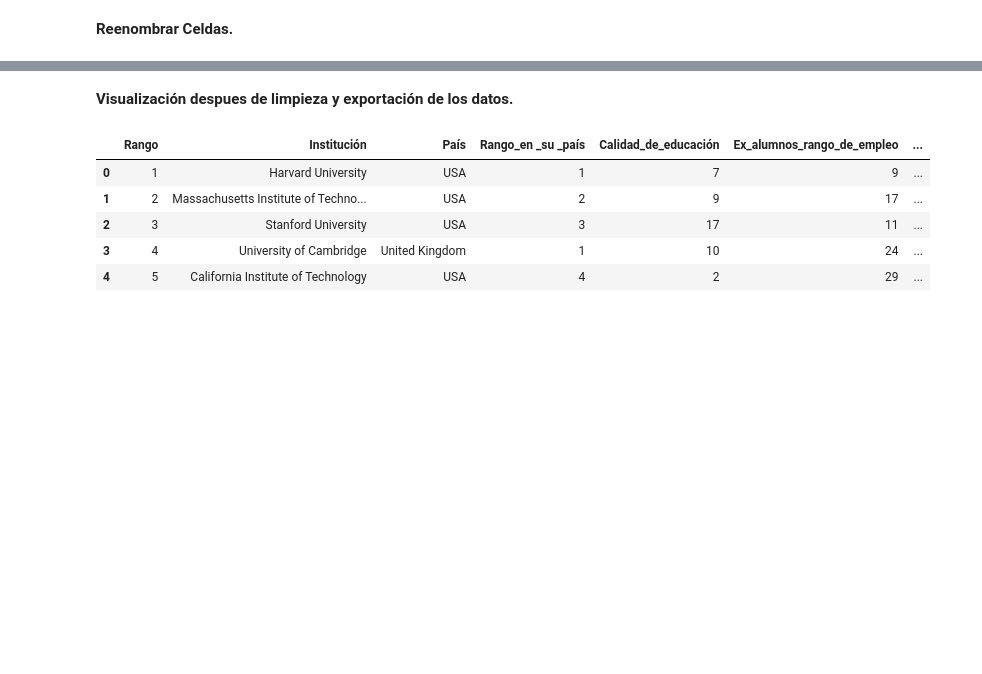
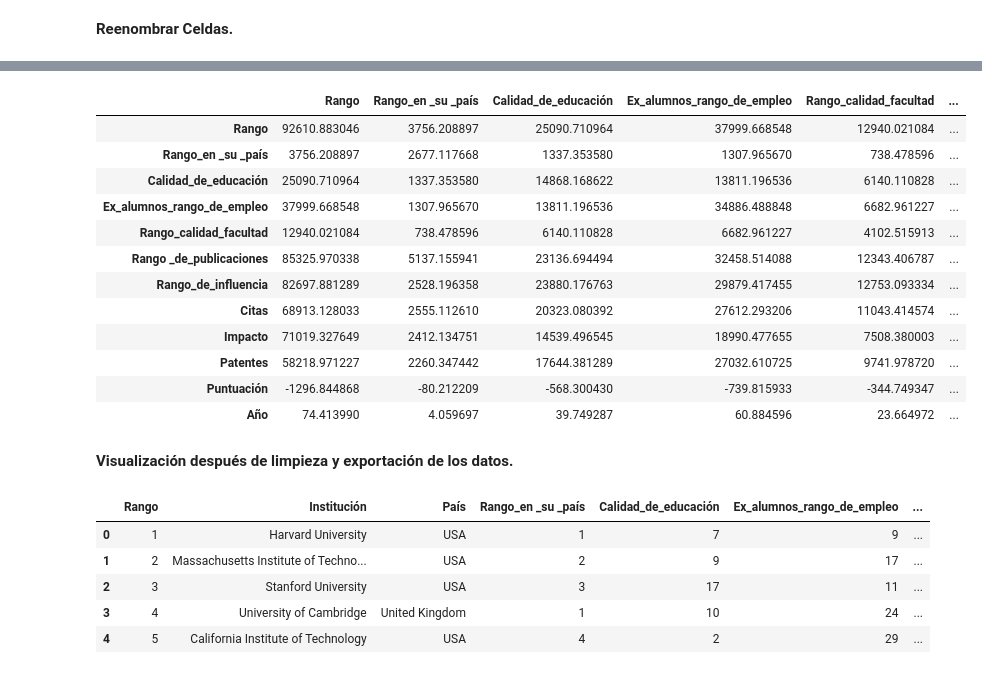
Before and after one commit to EmmanuelGalvan/MineriaDatos, a Jupyter notebook: Archivos/Practica de limpieza/Visualizacion_Equipo9.ipynb, the cells around one changed output, grey strips where cells are left out. Drawn from its saved outputs; the diff is of its cells as text; code cells hidden in the pictures; blank space fills up the shorter version.

```diff
--- a/Archivos/Practica de limpieza/Visualizacion_Equipo9.ipynb
+++ b/Archivos/Practica de limpieza/Visualizacion_Equipo9.ipynb
@@ -562,5 +646,21 @@ df_Uni = df_Uni.rename(columns = {'world_rank':'Rango',
+# %%
+df_Uni.cov()
+# %% [output]
+|  | Rango | Rango_en _su _país | Calidad_de_educación | Ex_alumnos_rango_de_empleo | Rango_calidad_facultad | ... |
+| Rango | 92610.883046 | 3756.208897 | 25090.710964 | 37999.668548 | 12940.021084 | ... |
+| Rango_en _su _país | 3756.208897 | 2677.117668 | 1337.353580 | 1307.965670 | 738.478596 | ... |
+| Calidad_de_educación | 25090.710964 | 1337.353580 | 14868.168622 | 13811.196536 | 6140.110828 | ... |
+| Ex_alumnos_rango_de_empleo | 37999.668548 | 1307.965670 | 13811.196536 | 34886.488848 | 6682.961227 | ... |
+| Rango_calidad_facultad | 12940.021084 | 738.478596 | 6140.110828 | 6682.961227 | 4102.515913 | ... |
+| Rango _de_publicaciones | 85325.970338 | 5137.155941 | 23136.694494 | 32458.514088 | 12343.406787 | ... |
+| Rango_de_influencia | 82697.881289 | 2528.196358 | 23880.176763 | 29879.417455 | 12753.093334 | ... |
+| Citas | 68913.128033 | 2555.112610 | 20323.080392 | 27612.293206 | 11043.414574 | ... |
+| Impacto | 71019.327649 | 2412.134751 | 14539.496545 | 18990.477655 | 7508.380003 | ... |
+| Patentes | 58218.971227 | 2260.347442 | 17644.381289 | 27032.610725 | 9741.978720 | ... |
+| Puntuación | -1296.844868 | -80.212209 | -568.300430 | -739.815933 | -344.749347 | ... |
+| Año | 74.413990 | 4.059697 | 39.749287 | 60.884596 | 23.664972 | ... |
 # %% [markdown]
-**Visualización despues de limpieza y exportación de los datos.**
+**Visualización después de limpieza y exportación de los datos.**
 # %%
 df_Uni.head()
 # %% [output]
```
Also changed, not shown: parts of 16 cells of this notebook, 2 other files.
